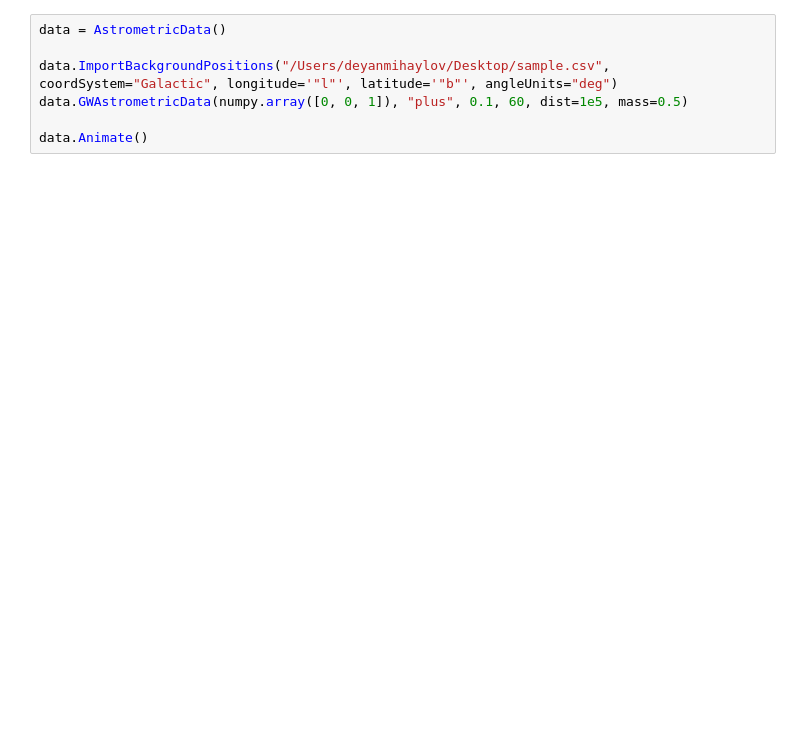
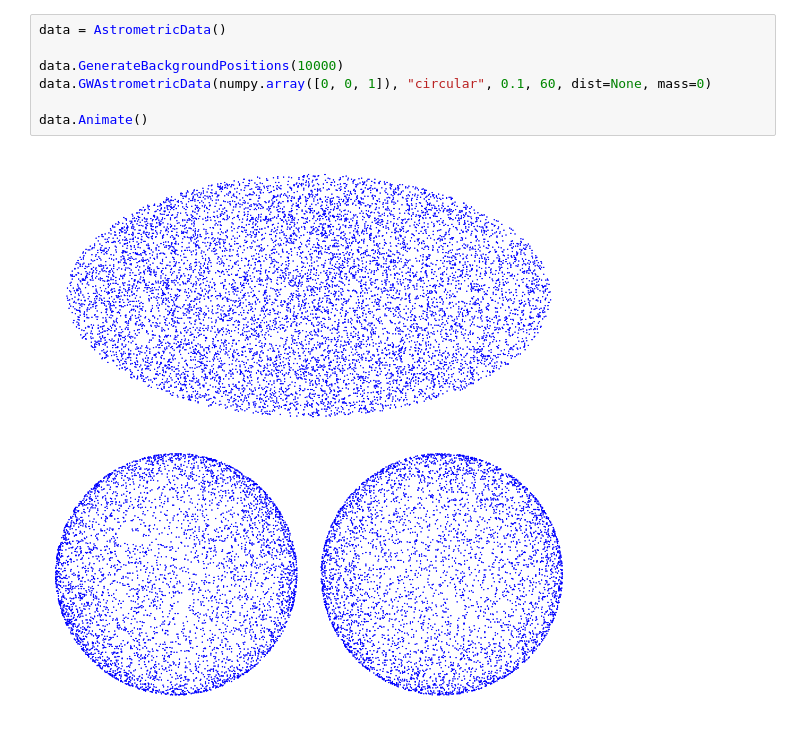
Before and after one commit to deyanmihaylov/GaiaAstrometry, a Jupyter notebook: src/astrometry.ipynb, the cells around one changed output. Drawn from its saved outputs; the diff is of its cells as text; blank space fills up the shorter version.

```diff
--- a/src/astrometry.ipynb
+++ b/src/astrometry.ipynb
@@ -320,7 +378,9 @@ class AstrometricData:
 # %%
 data = AstrometricData()
 
-data.ImportBackgroundPositions("/Users/deyanmihaylov/Desktop/sample.csv", coordSystem="Galactic", longitude='"l"', latitude='"b"', angleUnits="deg")
-data.GWAstrometricData(numpy.array([0, 0, 1]), "plus", 0.1, 60, dist=1e5, mass=0.5)
+data.GenerateBackgroundPositions(10000)
+data.GWAstrometricData(numpy.array([0, 0, 1]), "circular", 0.1, 60, dist=None, mass=0)
 
 data.Animate()
+# %% [output]
+[figure, added]
```
Also changed, not shown: parts of 1 cell of this notebook.
